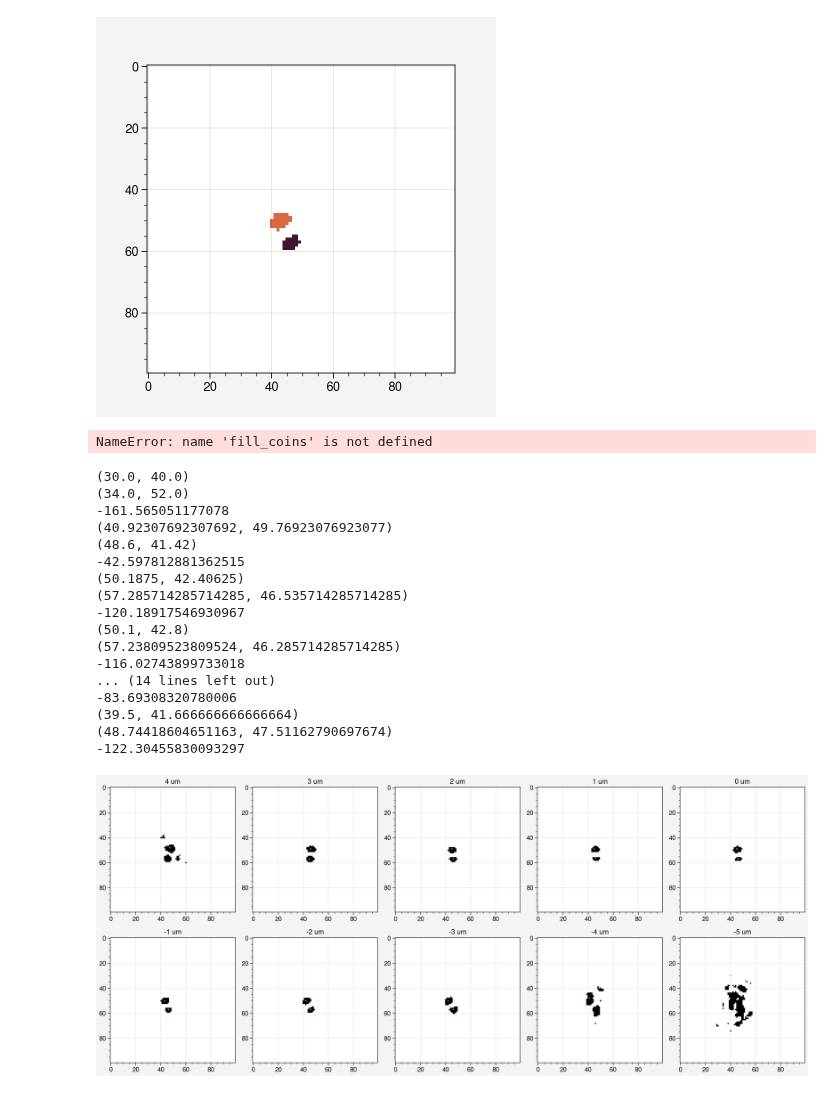
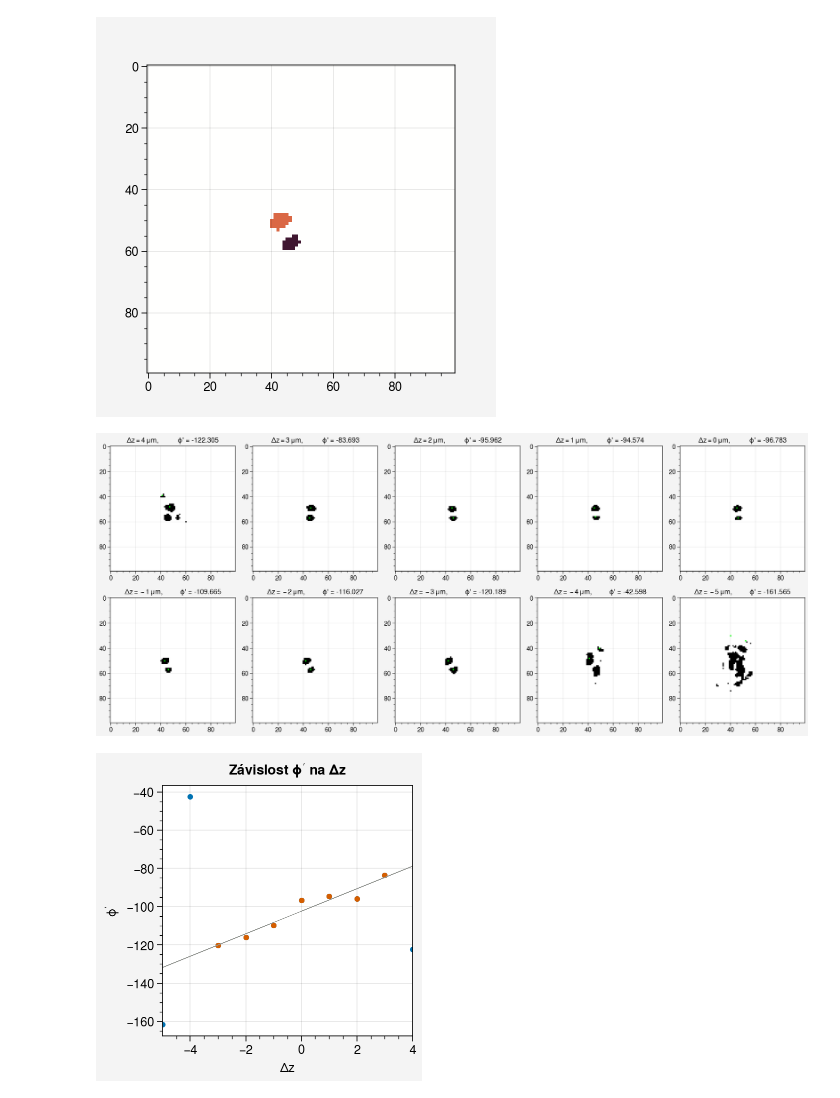
Before and after one commit to Kubiczek36/AF_module_automatition, a Jupyter notebook: reset.ipynb, the cells around one changed output. Drawn from its saved outputs; the diff is of its cells as text; code cells hidden in the pictures.

```diff
--- a/reset.ipynb
+++ b/reset.ipynb
@@ -66,64 +66,53 @@ print(c1, '\n', c2)
 (50.1, 42.8)
  (57.23809523809524, 46.285714285714285)
 [figure]
-# %%
-label_objects, nb_labels = ndi.label(fill_coins)
-# fill_psf = ndi.binary_fill_holes(image)
-label_objects, nb_labels = ndi.label(fill_psf)
-plt.imshow(label_objects*(label_objects == 1))
-fill_psf = np.abs(1-image)
-plt.imshow(fill_psf)
-# fill_psf = ndi.binary_fill_holes(image)
-# label_objects, nb_labels = ndi.label(fill_psf)
-# plt.imshow(label_objects*(label_objects == 1))
-# %% [output]
-NameError: name 'fill_coins' is not defined
 # %%
-fig, axs = pplt.subplots(nrows = 2, ncols = 5, share=False)
+fig, axs = pplt.subplots(nrows=2, ncols=5, share=False)
 
 angles = np.zeros(10)
+defocus = np.zeros(10)
 
 for i in range(-5, 5):
-# i = -2
+    defocus[i] = i
     filename = "test_imgs/" + str(i) + ".tiff"
-    image = PSFrot.readImage(path = filename)
+    image = PSFrot.readImage(path=filename)
     image = PSFrot.threshold(image, intensity=0.4)
     imC = gray2rgb(image)
     fill_psf = np.abs(1-image)
     label_objects, _ = ndi.label(fill_psf)
-    c1 = ndi.center_of_mass(label_objects*(label_objects==1))
-    c2 = ndi.center_of_mass(label_objects*(label_objects==2))
-    print(c1)
-    print(c2)
+    c1 = ndi.center_of_mass(label_objects*(label_objects == 1))
+    c2 = ndi.center_of_mass(label_objects*(label_objects == 2))
+    # print(c1)
+    # print(c2)
     cx = [int(c1[1]), int(c2[1])]
     cy = [int(c1[0]), int(c2[0])]
     # cx, cy, rad = PSFrot.findCircles(image)
     # imC = gray2rgb(image)
-    print(np.rad2deg(np.arctan2(c1[0] - c2[0], c1[1] - c2[1])))
+    angles[i] = np.rad2deg(np.arctan2(c1[0] - c2[0], c1[1] - c2[1]))
     # imC[cx[0]] = (0, 1., 0)
     # imC[c2[0], c2[1]] = (0, 1., 0)
     for cx, cy in zip(cx, cy):
         imC[cy, cx] = (0, 1., 0)
-    axs[i//5, 4-i%5].imshow(imC)
-    axs[i//5, 4-i%5].format(title = str(i) + " um")
+    axs[i//5, 4-i % 5].imshow(imC)
+    axisTitle = "$\Delta z = " + \
+        str(i) + " \,\mu m$, \t $\phi$' = " + str(round(angles[i], 3))
+    axs[i//5, 4-i % 5].format(title=axisTitle)
 
-fig.save("vysl.png", dpi=333)
+fig.save("vysl_CoM.png", dpi=333)
 # %% [output]
-(30.0, 40.0)
-(34.0, 52.0)
--161.565051177078
-(40.92307692307692, 49.76923076923077)
-(48.6, 41.42)
--42.597812881362515
-(50.1875, 42.40625)
-(57.285714285714285, 46.535714285714285)
--120.18917546930967
-(50.1, 42.8)
-(57.23809523809524, 46.285714285714285)
--116.02743899733018
-... (14 lines left out)
--83.69308320780006
-(39.5, 41.666666666666664)
-(48.74418604651163, 47.51162790697674)
--122.30455830093297
-[figure, old version]
+[figure, new version]
+# %%
+cond = (np.abs(defocus) < 4)
+params = np.polyfit(defocus[cond], angles[cond], 1)
+yFit = np.polyval(params, defocus)
+
+# plot the angles
+
+fig = pplt.figure(suptitle="Závislost $\phi '$ na $\Delta z$ ")
+ax = fig.subplot(xlabel="$\Delta z$", ylabel="$\phi '$ ")
+ax.plot(defocus, angles, '.', lw=2)
+ax.plot(defocus[cond], angles[cond], '.', lw=2)
+ax.plot(defocus, yFit, lw=0.5, color='grey')
+fig.save('defocus.png', dpi = 333)
+# %% [output]
+[figure, added]
```
Also changed, not shown: parts of 1 cell of this notebook, 4 other files.
